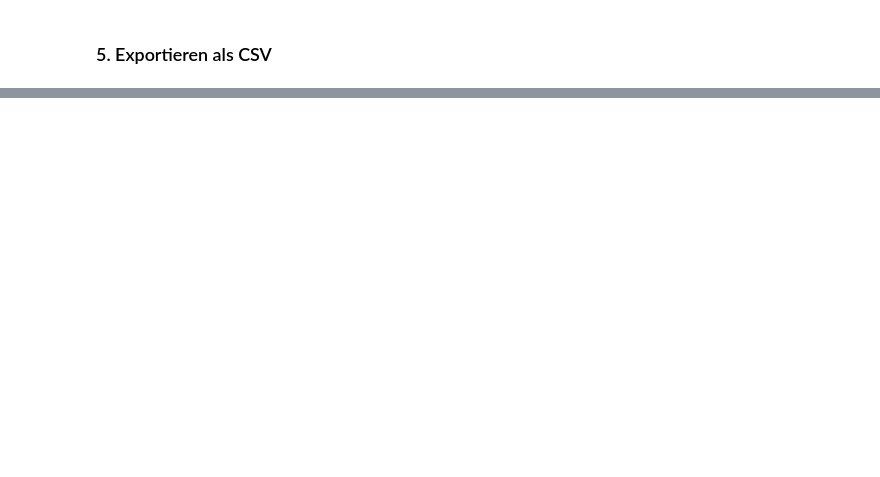
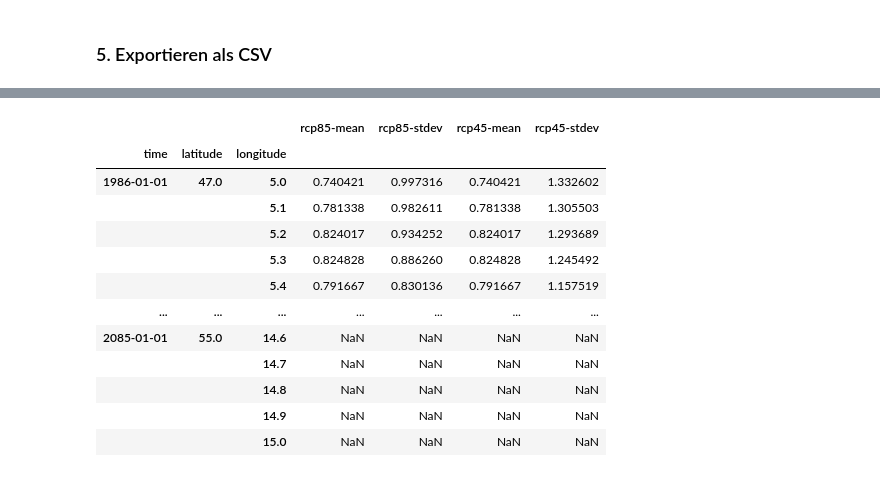
Before and after one commit to sgc-kn/cds-examples, a Jupyter notebook: sis-heat-and-cold-spells.ipynb, the cells around one changed output, grey strips where cells are left out. Drawn from its saved outputs; the diff is of its cells as text; code cells hidden in the pictures; blank space fills up the shorter version.

Commit message:
heatwaves: merge all statistics into a single csv

```diff
--- a/sis-heat-and-cold-spells.ipynb
+++ b/sis-heat-and-cold-spells.ipynb
@@ -347,0 +263,91 @@ Converted: /tmp/cds-sis-heat-and-cold-spells-y_77rpe5/HWD_EU_climate_rcp85_mean_
+# %%
+import os
+import pandas as pd
+from netCDF4 import Dataset, num2date
+from tqdm import tqdm
+
+
+# Definiere Ausschnitt; hier Deutschland
+lat_min, lat_max = 47, 55
+lon_min, lon_max = 5, 15
+
+# Funktion zum Umwandeln von netCDF in CSV
+def netcdf_to_dataframe(nc_file):
+    # Öffne die netCDF Datei
+    dataset = Dataset(nc_file['path'], 'r')
+
+    # Extrahiere die spezifische Variable und die Zeit
+    if 'HWD_EU_climate' in dataset.variables and 'time' in dataset.variables:
+        temperature = dataset.variables['HWD_EU_climate'][:]
+        time = dataset.variables['time'][:]
+        lat = dataset.variables['lat'][:]
+        lon = dataset.variables['lon'][:]
+
+        # Konvertiere die Zeit in ein lesbares Format
+        time_units = dataset.variables['time'].units
+        time_calendar = dataset.variables['time'].calendar if hasattr(dataset.variables['time'], 'calendar') else 'standard'
+        time = num2date(time, units=time_units, calendar=time_calendar)
+
+        # Finde die Indizes, die in den definierten Ausschnitt fallen
+        lat_indices = (lat >= lat_min) & (lat <= lat_max)
+        lon_indices = (lon >= lon_min) & (lon <= lon_max)
+
+        # Filtere Ausschnitt
+        filtered_lat = lat[lat_indices]
+        filtered_lon = lon[lon_indices]
+        filtered_temperature = temperature[:, lat_indices, :][:, :, lon_indices]
+
+        variable =  f'{nc_file['rcp']}-{nc_file['statistic']}'
+
+        # Erstelle eine Liste von Einträgen für das DataFrame
+        rows = []
+        for t in range(filtered_temperature.shape[0]):
+            for i in range(filtered_temperature.shape[1]):
+                for j in range(filtered_temperature.shape[2]):
+                    rows.append({
+                        'time': time[t],
+                        'latitude': filtered_lat[i],
+                        'longitude': filtered_lon[j],
+                        variable: filtered_temperature[t, i, j]
+                    })
+
+        # Erstelle ein DataFrame aus den Einträgen
+        df = pd.DataFrame(rows)
+        df['time'] = pd.to_datetime(df['time'].map(str))
+        df['latitude'] = pd.to_numeric(df['latitude'])
+        df['longitude'] = pd.to_numeric(df['longitude'])
+        df[variable] = np.float64(df[variable])
+        return df.set_index(['time', 'latitude', 'longitude'])
+    else:
+        raise ValueError(f'Variables not found in {nc_file['path']}')
+
+    # Schließe das Dataset
+    dataset.close()
+
+# Erstelle das Ausgabe-Verzeichnis, falls es nicht existiert
+os.makedirs("data/hacs-csv", exist_ok=True)
+
+# Durchlaufe Szenarien/Statistiken
+dataframes = [ netcdf_to_dataframe(nc_file) for nc_file in tqdm(nc_files) ]
+
+# Kombiniere alle Daten in eine Tabelle
+df = pd.concat(dataframes, axis=1)
+
+# Schreibe CSV
+df.to_csv('sis-heat-and-cold-spells.csv', sep=',', encoding='utf8')
+
+df
+# %% [output]
+|  |  |  | rcp85-mean | rcp85-stdev | rcp45-mean | rcp45-stdev |
+| time | latitude | longitude |  |  |  |  |
+| 1986-01-01 | 47.0 | 5.0 | 0.740421 | 0.997316 | 0.740421 | 1.332602 |
+|  |  | 5.1 | 0.781338 | 0.982611 | 0.781338 | 1.305503 |
+|  |  | 5.2 | 0.824017 | 0.934252 | 0.824017 | 1.293689 |
+|  |  | 5.3 | 0.824828 | 0.886260 | 0.824828 | 1.245492 |
+|  |  | 5.4 | 0.791667 | 0.830136 | 0.791667 | 1.157519 |
+| ... | ... | ... | ... | ... | ... | ... |
+| 2085-01-01 | 55.0 | 14.6 | NaN | NaN | NaN | NaN |
+|  |  | 14.7 | NaN | NaN | NaN | NaN |
+|  |  | 14.8 | NaN | NaN | NaN | NaN |
+|  |  | 14.9 | NaN | NaN | NaN | NaN |
+|  |  | 15.0 | NaN | NaN | NaN | NaN |
```
Also changed, not shown: parts of 11 cells of this notebook.
